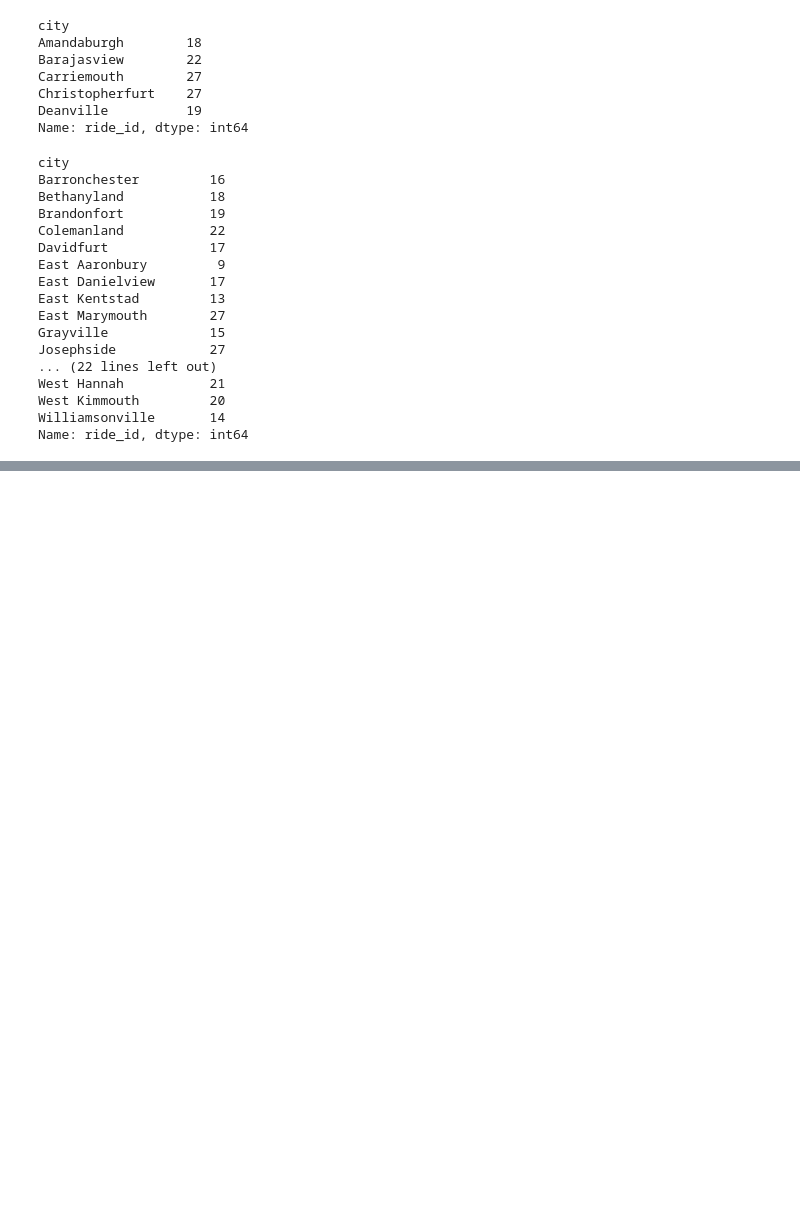
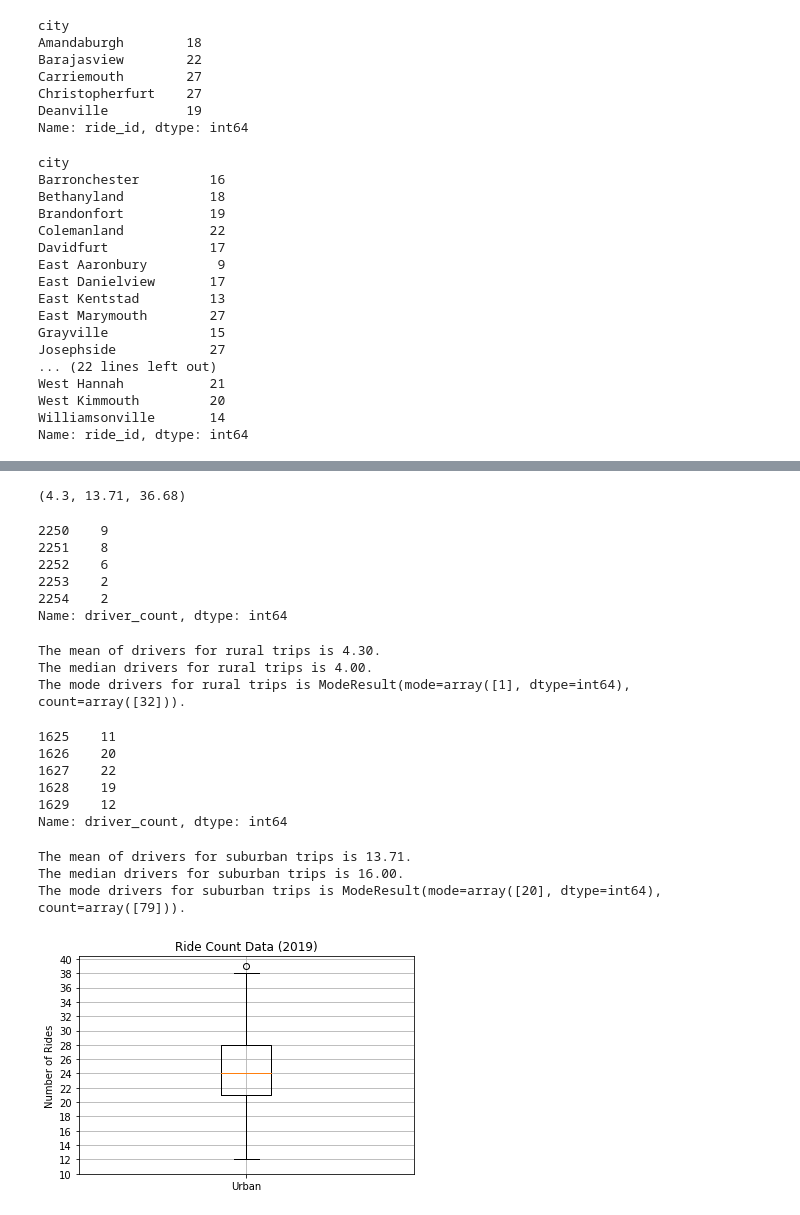
Before and after one commit to cvangx286/pyber_analysis, a Jupyter notebook: PyBer.ipynb, the cells around one changed output, grey strips where cells are left out. Drawn from its saved outputs; the diff is of its cells as text; code cells hidden in the pictures; blank space fills up the shorter version.

```diff
--- a/PyBer.ipynb
+++ b/PyBer.ipynb
@@ -482,0 +745,68 @@ plt.show()
+# %%
+# Calculate the mean of number of drivers for each city type.
+round(rural_drivers.mean(),2), round(suburban_drivers.mean(),2), round(urban_drivers.mean(),2)
+# %% [output]
+(4.3, 13.71, 36.68)
+# %%
+# Get the number of drivers for the rural cities.
+rural_drivers = rural_cities_df["driver_count"]
+rural_drivers.head()
+# %% [output]
+2250    9
+2251    8
+2252    6
+2253    2
+2254    2
+Name: driver_count, dtype: int64
+# %%
+# Calculate the measures of central tendency for the number of drivers for the rural cities. using numpy and scipy stat.
+mean_rural_drivers = np.mean(rural_drivers)
+print(f"The mean of drivers for rural trips is {mean_rural_drivers:.2f}.")
+
+median_rural_drivers = np.median(rural_drivers)
+print(f"The median drivers for rural trips is {median_rural_drivers:.2f}.")
+
+mode_rural_drivers = sts.mode(rural_drivers)
+print(f"The mode drivers for rural trips is {mode_rural_drivers}.")
+# %% [output]
+The mean of drivers for rural trips is 4.30.
+The median drivers for rural trips is 4.00.
+The mode drivers for rural trips is ModeResult(mode=array([1], dtype=int64), count=array([32])).
+# %%
+# Get the number of drivers for the suburban cities.
+sub_drivers = suburban_cities_df["driver_count"]
+sub_drivers.head()
+# %% [output]
+1625    11
+1626    20
+1627    22
+1628    19
+1629    12
+Name: driver_count, dtype: int64
+# %%
+# Calculate the measures of central tendency for the number of drivers for the suburban cities. using numpy and scipy stat.
+mean_sub_drivers = np.mean(sub_drivers)
+print(f"The mean of drivers for suburban trips is {mean_sub_drivers:.2f}.")
+
+median_sub_drivers = np.median(sub_drivers)
+print(f"The median drivers for suburban trips is {median_sub_drivers:.2f}.")
+
+mode_sub_drivers = sts.mode(sub_drivers)
+print(f"The mode drivers for suburban trips is {mode_sub_drivers}.")
+# %% [output]
+The mean of drivers for suburban trips is 13.71.
+The median drivers for suburban trips is 16.00.
+The mode drivers for suburban trips is ModeResult(mode=array([20], dtype=int64), count=array([79])).
+# %%
+# Create a box-and-whisker plot for the urban cities ride count.
+x_labels = ["Urban"]
+fig, ax = plt.subplots()
+ax.boxplot(urban_ride_count, labels=x_labels)
+# Add the title, y-axis label and grid.
+ax.set_title('Ride Count Data (2019)')
+ax.set_ylabel('Number of Rides')
+ax.set_yticks(np.arange(10, 41, step=2.0))
+ax.grid()
+plt.show()
+# %% [output]
+[figure, added]
```
Also changed, not shown: parts of 74 cells of this notebook, 6 other files.
